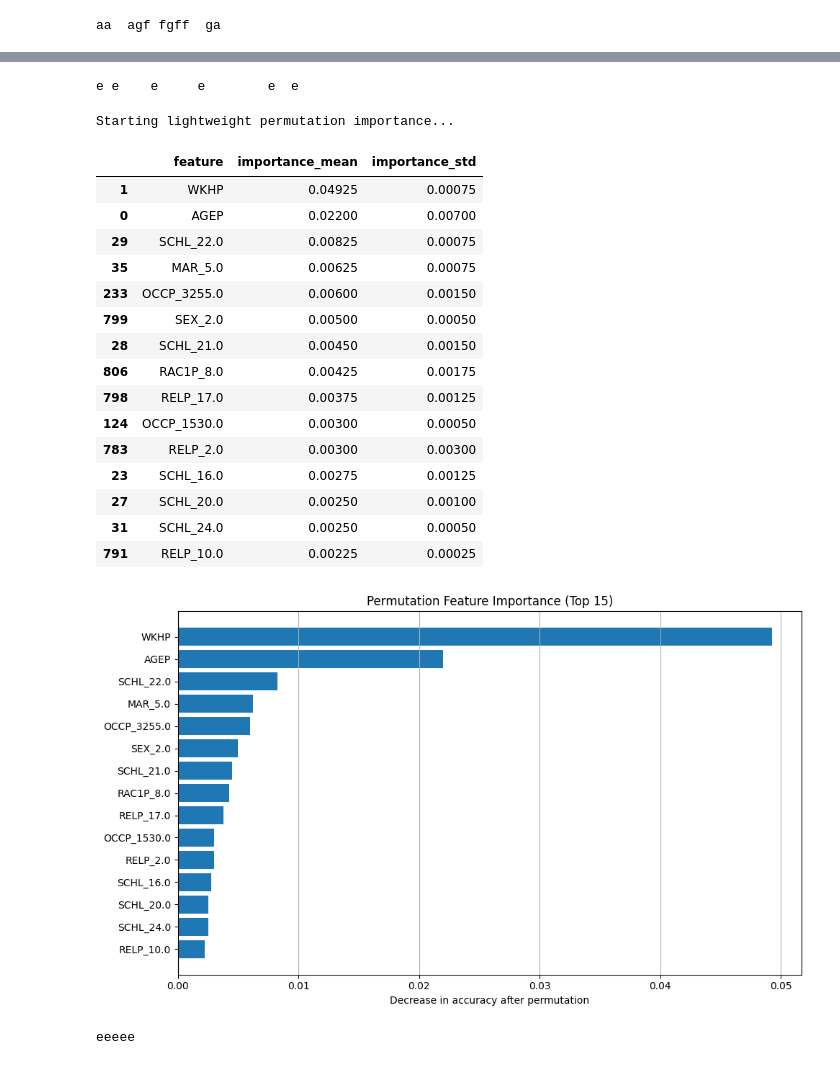
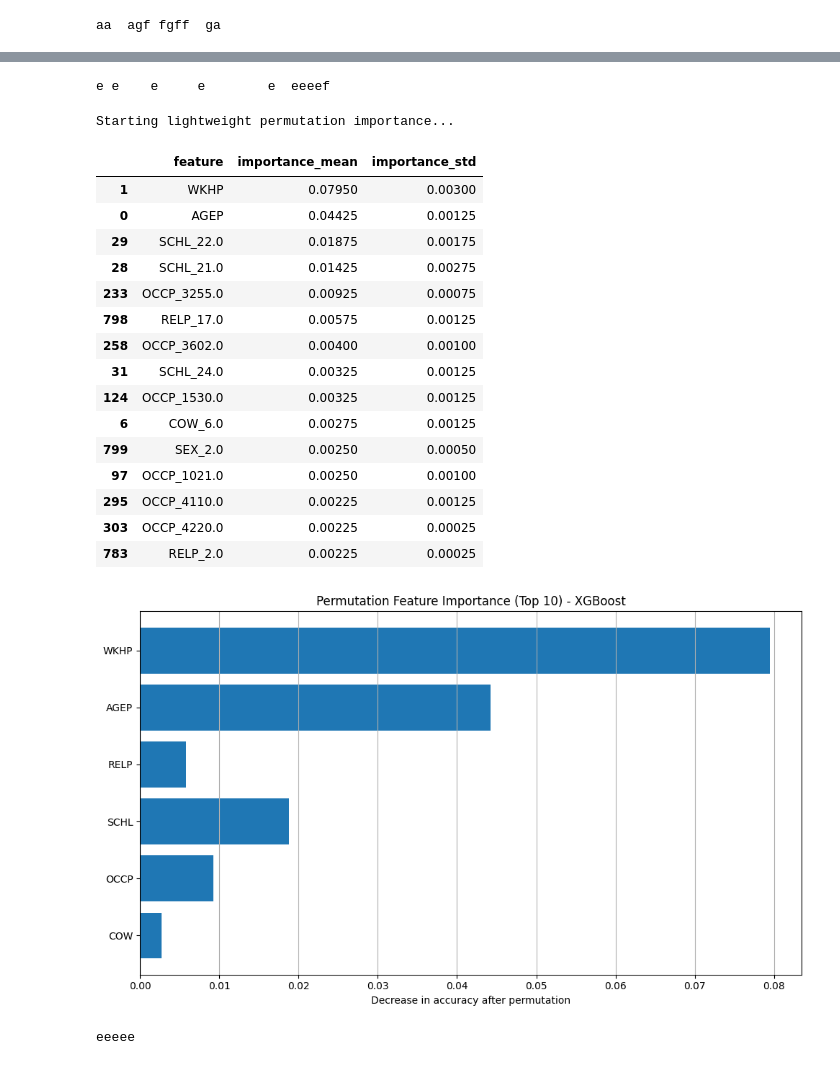
Before and after one commit to mateobwe/insa-5a-analyse-descriptive, a Jupyter notebook: analyse.ipynb, the cells around one changed output, grey strips where cells are left out. Saved outputs shown, nothing was run; the diff lists cells and outputs as text; code cells hidden in the pictures.

Commit message:
correctfis

```diff
--- a/analyse.ipynb
+++ b/analyse.ipynb
@@ -233,9 +233,9 @@ param_grid_rf = {
 }
 # %%
 param_grid_gb = {
-    "n_estimators": [100, 200],
-    "learning_rate": [0.1, 0.2, 0.5],
-    "max_depth": [1, 3, 5]
+    "n_estimators": [100, 200, 500],
+        "learning_rate": [0.05, 0.1],
+    "max_depth": [1, 3, 6]
 }
 # %%
 param_grid_ada = {
@@ -727,71 +797,77 @@ aa
 # %%
-print("e e    e     e        e  e")
+print("e e    e     e        e  eeeef")
 # %% [output]
-e e    e     e        e  e
+e e    e     e        e  eeeef
 # %%
 from sklearn.inspection import permutation_importance
 
-# Subsample test set
-X_test_small = X_test.sample(n=2000, random_state=42)
+# Ensure you are selecting the correct y_test values corresponding to the smaller subset of X_test
 y_test_small = y_test.loc[X_test_small.index]
 
 print("Starting lightweight permutation importance...")
 
+# Permutation importance for the XGBoost model
 perm = permutation_importance(
-    best_rf,
-    X_test_small,
-    y_test_small,
-    n_repeats=2,          # small but sufficient
+    best_xgb,             # Ensure best_xgb is already trained
+    X_test_small,         # Use the subset of X_test
+    y_test_small,         # Use the corresponding subset of y_test
+    n_repeats=2,          # Perform only a few repeats for speed (you can adjust this)
     random_state=42,
-    scoring="accuracy",
-    n_jobs=1
+    scoring="accuracy",   # Use accuracy to measure the importance
+    n_jobs=1              # Limit to one job to avoid parallel processing (you can increase it for faster execution)
 )
 
+# Create DataFrame to hold the permutation importance values
 importances_perm = pd.DataFrame({
     "feature": X_test_small.columns,
     "importance_mean": perm.importances_mean,
     "importance_std": perm.importances_std
 }).sort_values("importance_mean", ascending=False)
 
+# Show top 15 features by importance
 importances_perm.head(15)
 # %% [output]
 Starting lightweight permutation importance...
 |  | feature | importance_mean | importance_std |
-| 1 | WKHP | 0.04925 | 0.00075 |
-| 0 | AGEP | 0.02200 | 0.00700 |
-| 29 | SCHL_22.0 | 0.00825 | 0.00075 |
-| 35 | MAR_5.0 | 0.00625 | 0.00075 |
-| 233 | OCCP_3255.0 | 0.00600 | 0.00150 |
-| 799 | SEX_2.0 | 0.00500 | 0.00050 |
-| 28 | SCHL_21.0 | 0.00450 | 0.00150 |
-| 806 | RAC1P_8.0 | 0.00425 | 0.00175 |
-| 798 | RELP_17.0 | 0.00375 | 0.00125 |
-| 124 | OCCP_1530.0 | 0.00300 | 0.00050 |
-| 783 | RELP_2.0 | 0.00300 | 0.00300 |
-| 23 | SCHL_16.0 | 0.00275 | 0.00125 |
-| 27 | SCHL_20.0 | 0.00250 | 0.00100 |
-| 31 | SCHL_24.0 | 0.00250 | 0.00050 |
-| 791 | RELP_10.0 | 0.00225 | 0.00025 |
+| 1 | WKHP | 0.07950 | 0.00300 |
+| 0 | AGEP | 0.04425 | 0.00125 |
+| 29 | SCHL_22.0 | 0.01875 | 0.00175 |
+| 28 | SCHL_21.0 | 0.01425 | 0.00275 |
+| 233 | OCCP_3255.0 | 0.00925 | 0.00075 |
+| 798 | RELP_17.0 | 0.00575 | 0.00125 |
+| 258 | OCCP_3602.0 | 0.00400 | 0.00100 |
+| 31 | SCHL_24.0 | 0.00325 | 0.00125 |
+| 124 | OCCP_1530.0 | 0.00325 | 0.00125 |
+| 6 | COW_6.0 | 0.00275 | 0.00125 |
+| 799 | SEX_2.0 | 0.00250 | 0.00050 |
+| 97 | OCCP_1021.0 | 0.00250 | 0.00100 |
+| 295 | OCCP_4110.0 | 0.00225 | 0.00125 |
+| 303 | OCCP_4220.0 | 0.00225 | 0.00025 |
+| 783 | RELP_2.0 | 0.00225 | 0.00025 |
 # %%
 import matplotlib.pyplot as plt
 
+# Adjust the feature names for clarity (e.g., grouping one-hot encoded features)
+importances_perm['feature'] = importances_perm['feature'].str.split('_').str[0]  # Simplifying feature names
+
 # Number of top features to display
-top_k = 15
+top_k = 10
 
 # Select top features and reverse order for horizontal bar plot
 top_features = importances_perm.head(top_k).iloc[::-1]
 
+# Plot permutation importance
 plt.figure(figsize=(10,6))
 plt.barh(
     top_features["feature"],
     top_features["importance_mean"]
 )
 
 plt.xlabel("Decrease in accuracy after permutation")
-plt.title("Permutation Feature Importance (Top 15)")
+plt.title("Permutation Feature Importance (Top 10) - XGBoost")
 plt.grid(axis="x")
 plt.tight_layout()
 plt.show()
 # %% [output]
-[figure, old version]
+[figure, new version]
 # %%
```
Also changed, not shown: parts of 13 cells of this notebook.
